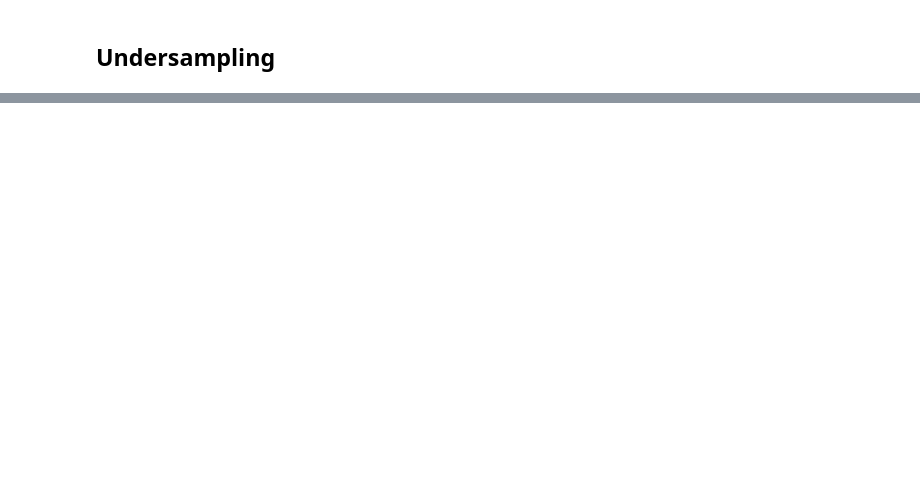
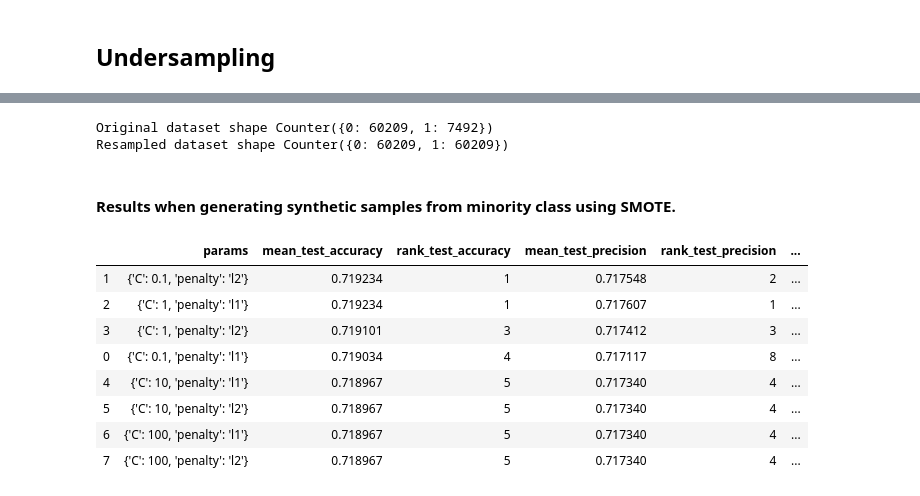
Before and after one commit to ml-project-2020/covid, a Jupyter notebook: SVM DecisionTrees.ipynb, the cells around one changed output, grey strips where cells are left out. Drawn from its saved outputs; the diff is of its cells as text; code cells hidden in the pictures; blank space fills up the shorter version.

```diff
--- a/SVM DecisionTrees.ipynb
+++ b/SVM DecisionTrees.ipynb
@@ -213,0 +226,6 @@ plt.setp(ax[1],yticks=[]);
+# %%
+print('Original dataset shape %s' % Counter(train_NORM.loc[:, 'muertos']))
+print('Resampled dataset shape %s' % Counter(y_train_sm))
+# %% [output]
+Original dataset shape Counter({0: 60209, 1: 7492})
+Resampled dataset shape Counter({0: 60209, 1: 60209})
@@ -213,0 +240,14 @@ plt.setp(ax[1],yticks=[]);
+# %% [markdown]
+#### Results when generating synthetic samples from minority class using SMOTE.
+# %%
+cv_results_df[cols].sort_values(by='rank_test_accuracy', ascending=True)
+# %% [output]
+|  | params | mean_test_accuracy | rank_test_accuracy | mean_test_precision | rank_test_precision | ... |
+| 1 | {'C': 0.1, 'penalty': 'l2'} | 0.719234 | 1 | 0.717548 | 2 | ... |
+| 2 | {'C': 1, 'penalty': 'l1'} | 0.719234 | 1 | 0.717607 | 1 | ... |
+| 3 | {'C': 1, 'penalty': 'l2'} | 0.719101 | 3 | 0.717412 | 3 | ... |
+| 0 | {'C': 0.1, 'penalty': 'l1'} | 0.719034 | 4 | 0.717117 | 8 | ... |
+| 4 | {'C': 10, 'penalty': 'l1'} | 0.718967 | 5 | 0.717340 | 4 | ... |
+| 5 | {'C': 10, 'penalty': 'l2'} | 0.718967 | 5 | 0.717340 | 4 | ... |
+| 6 | {'C': 100, 'penalty': 'l1'} | 0.718967 | 5 | 0.717340 | 4 | ... |
+| 7 | {'C': 100, 'penalty': 'l2'} | 0.718967 | 5 | 0.717340 | 4 | ... |
```
Also changed, not shown: parts of 36 cells of this notebook.
